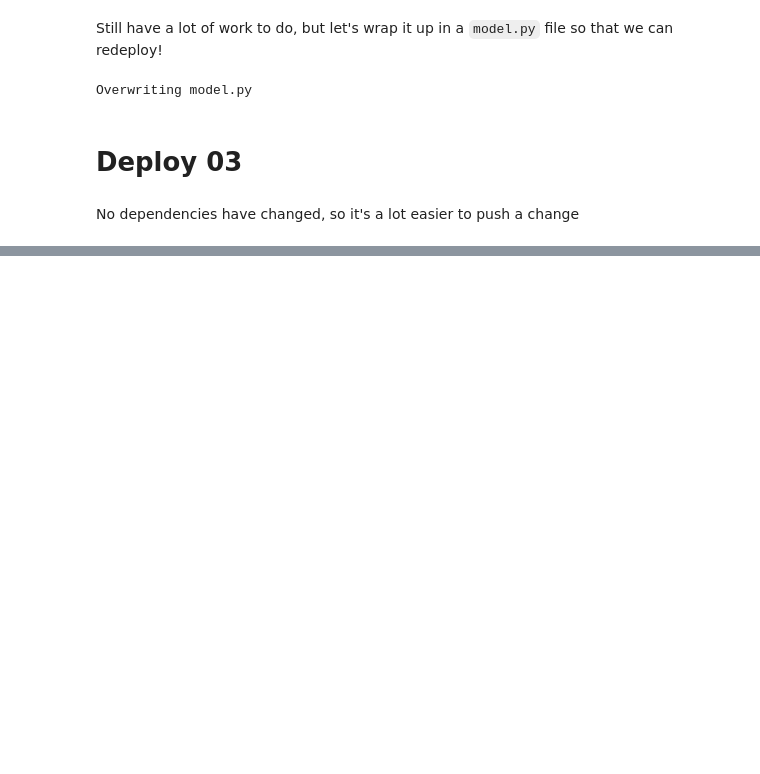
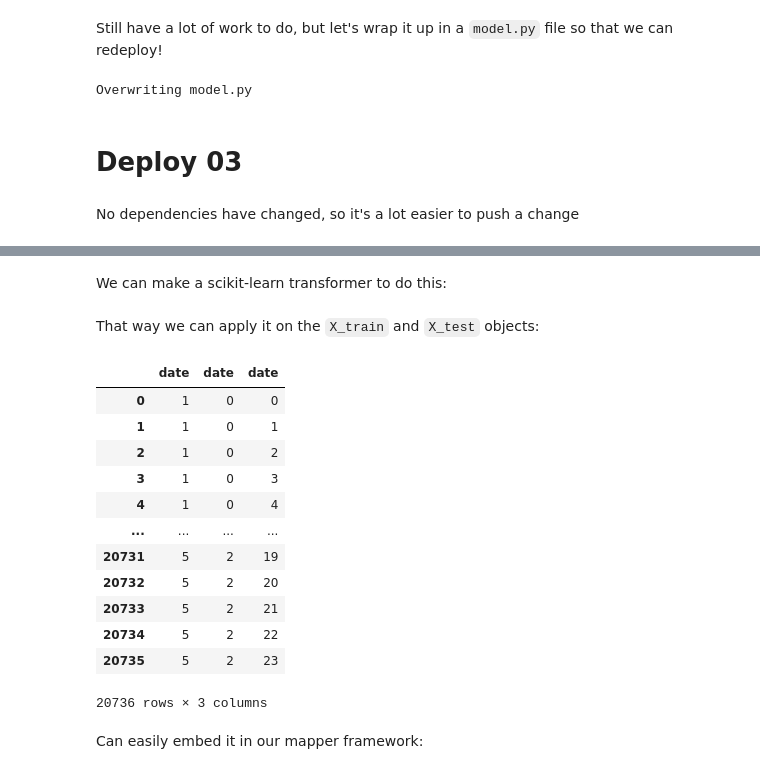
Before and after one commit to maxhumber/CDML, a Jupyter notebook: step_by_step.ipynb, the cells around one changed output, grey strips where cells are left out. Cells and saved outputs as stored; diff of their text form; code cells hidden in the pictures; blank space fills up the shorter version.

```diff
--- a/step_by_step.ipynb
+++ b/step_by_step.ipynb
@@ -874,0 +912,2 @@ plt.plot(df['date'], df['temperature'])
+# %% [markdown]
+We can make a scikit-learn transformer to do this:
@@ -874,0 +922,20 @@ plt.plot(df['date'], df['temperature'])
+# %% [markdown]
+That way we can apply it on the `X_train` and `X_test` objects:
+# %%
+DateEncoder().fit_transform(X_train['date'])
+# %% [output]
+|  | date | date | date |
+| 0 | 1 | 0 | 0 |
+| 1 | 1 | 0 | 1 |
+| 2 | 1 | 0 | 2 |
+| 3 | 1 | 0 | 3 |
+| 4 | 1 | 0 | 4 |
+| ... | ... | ... | ... |
+| 20731 | 5 | 2 | 19 |
+| 20732 | 5 | 2 | 20 |
+| 20733 | 5 | 2 | 21 |
+| 20734 | 5 | 2 | 22 |
+| 20735 | 5 | 2 | 23 |
+20736 rows × 3 columns
+# %% [markdown]
+Can easily embed it in our mapper framework:
```
Also changed, not shown: parts of 38 cells of this notebook, 5 other files.
